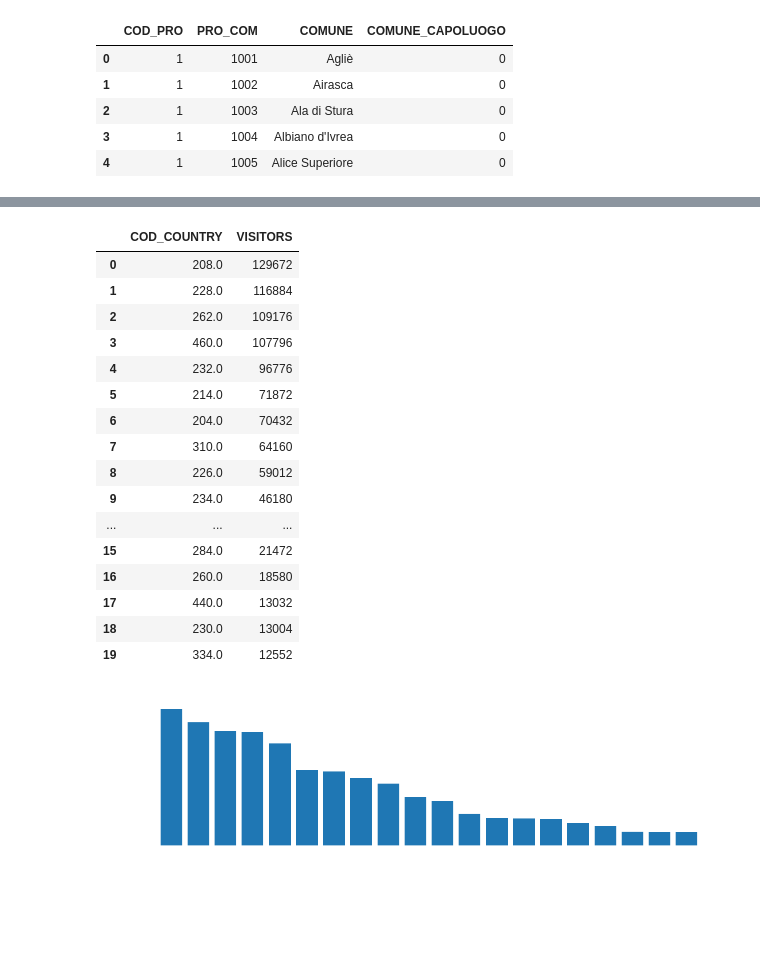
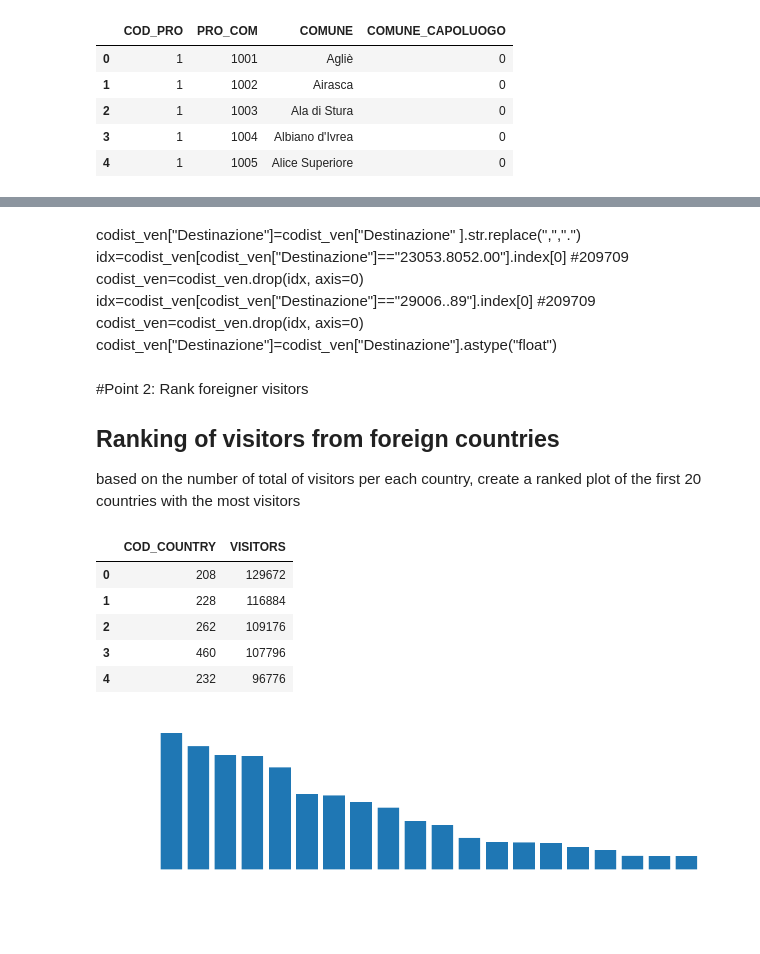
Before and after one commit to RMilock/LCP_projects_Y3, a Jupyter notebook: Colab_Prel_Proj11.ipynb, the cells around one changed output, grey strips where cells are left out. Saved outputs shown, nothing was run; the diff lists cells and outputs as text; code cells hidden in the pictures.

```diff
--- a/Colab_Prel_Proj11.ipynb
+++ b/Colab_Prel_Proj11.ipynb
@@ -71,6 +65,8 @@ file_name="distinct_users_day.csv"
 read_users_day=pd.read_csv(file_name,sep=",",encoding="latin-1")
 dist_users_day=pd.DataFrame(read_users_day)
 
+dist_users_day[ ["COD_COUNTRY","COD_PRO","PRO_COM"] ]=dist_users_day[ ["COD_COUNTRY","COD_PRO","PRO_COM"] ].astype("Int64") #Int64 handles NaN
+
 #sorting...
 #dist_users_day[dist_users_day["CUST_CLASS"]=="foreigner"].groupby("COD_COUNTRY", as_index=False).sum().sort_values("VISITORS", ascending=False)
 dist_users_day[dist_users_day["CUST_CLASS"]=="visitor"].groupby("COD_PRO", as_index=False).sum().sort_values("VISITORS", ascending=False)
@@ -147,30 +167,31 @@ ParserError: ignored
+# %% [markdown]
+codist_ven["Destinazione"]=codist_ven["Destinazione" ].str.replace(",",".")
+idx=codist_ven[codist_ven["Destinazione"]=="23053.8052.00"].index[0] #209709
+codist_ven=codist_ven.drop(idx, axis=0)
+idx=codist_ven[codist_ven["Destinazione"]=="29006..89"].index[0] #209709
+codist_ven=codist_ven.drop(idx, axis=0)
+codist_ven["Destinazione"]=codist_ven["Destinazione"].astype("float")
+# %% [markdown]
+#Point 2: Rank foreigner visitors
+
+## Ranking of visitors from foreign countries
+
+based on the number of total of visitors per each country, create a ranked plot of the first 20 countries with
+the most visitors
 # %%
-# Assignment 2
-
 # read COD_COUNTRY for foreigner, then sum whole visitors
 mask=dist_users_day["CUST_CLASS"].str.contains('foreigner')
 dist_users_day_1=dist_users_day[mask]
 dist_users_day_1=dist_users_day_1.groupby(["COD_COUNTRY"],as_index=False)['VISITORS'].sum()
 ranked_20=dist_users_day_1.sort_values( "VISITORS",ascending=False, ignore_index=True).nlargest(20, "VISITORS")
-ranked_20
+ranked_20.head()
 # %% [output]
 |  | COD_COUNTRY | VISITORS |
-| 0 | 208.0 | 129672 |
-| 1 | 228.0 | 116884 |
-| 2 | 262.0 | 109176 |
-| 3 | 460.0 | 107796 |
-| 4 | 232.0 | 96776 |
-| 5 | 214.0 | 71872 |
-| 6 | 204.0 | 70432 |
-| 7 | 310.0 | 64160 |
-| 8 | 226.0 | 59012 |
-| 9 | 234.0 | 46180 |
-| ... | ... | ... |
-| 15 | 284.0 | 21472 |
-| 16 | 260.0 | 18580 |
-| 17 | 440.0 | 13032 |
-| 18 | 230.0 | 13004 |
-| 19 | 334.0 | 12552 |
+| 0 | 208 | 129672 |
+| 1 | 228 | 116884 |
+| 2 | 262 | 109176 |
+| 3 | 460 | 107796 |
+| 4 | 232 | 96776 |
 # %%
 # Ranked Countries
 cod_coun_ranked_20=["Francia","Svizzera","Germania","Cina","Austria","Spagna","Paesi Bassi",
```
Also changed, not shown: parts of 24 cells of this notebook.
